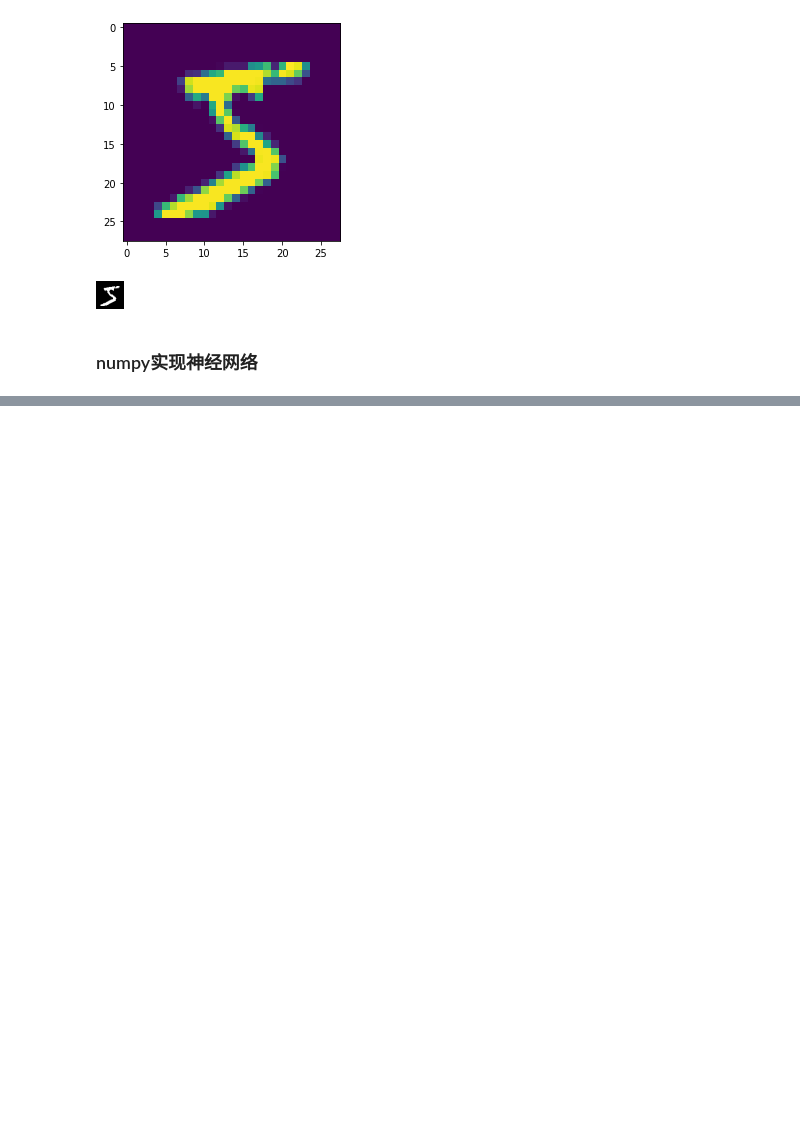
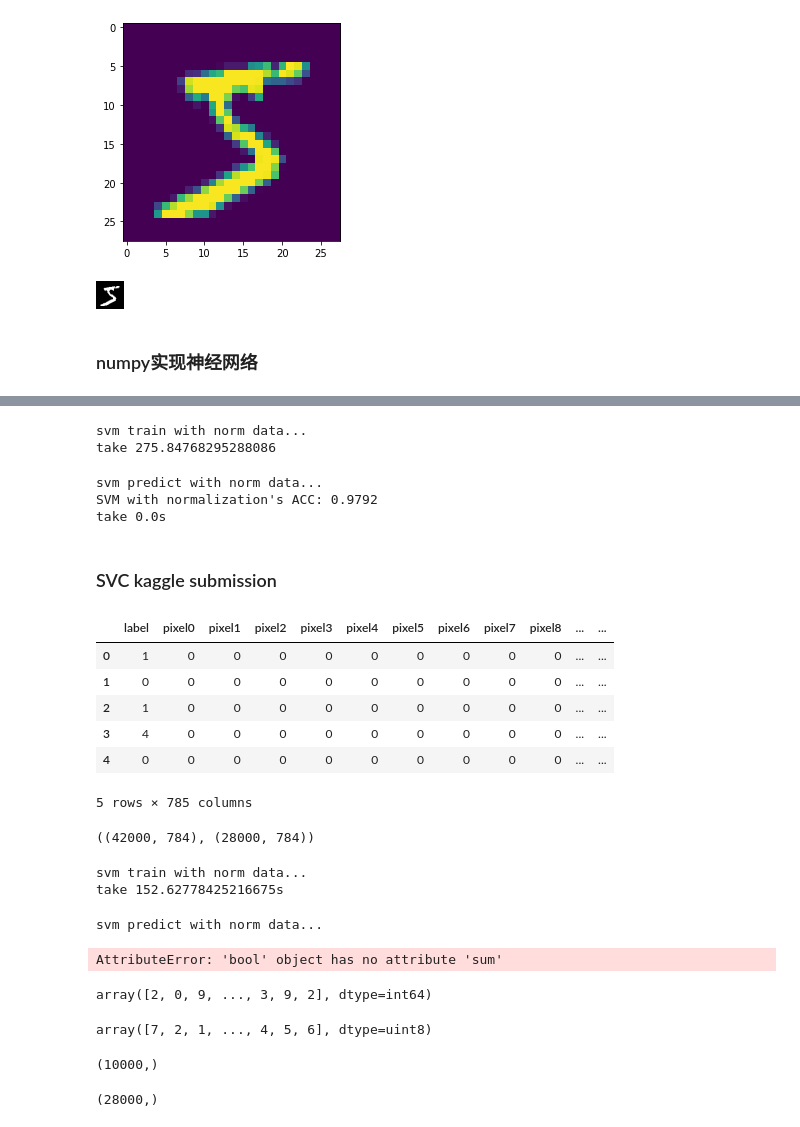
Before and after one commit to cjrzh/numpy-dl, a Jupyter notebook: Ch3 神经网络.ipynb, the cells around one changed output, grey strips where cells are left out. Saved outputs shown, nothing was run; the diff lists cells and outputs as text; code cells hidden in the pictures; blank space fills up the shorter version.

```diff
--- a/Ch3 神经网络.ipynb
+++ b/Ch3 神经网络.ipynb
@@ -215,0 +270,36 @@ display-im6.q16: unable to open X server `localhost:10.0' @ error/display.c/Disp
+# %%
+# train with norm data
+print('svm train with norm data...')
+start=time()
+svc=SVC()
+svc.fit(X_train,y_train)
+print(f'take {time()-start}s ')
+# %% [output]
+svm train with norm data...
+take 275.84768295288086
+# %%
+print('svm predict with norm data...')
+start=time()
+y_pred=svc.predict(X_test)
+print("SVM with normalization's ACC:",(y_test==y_pred).sum()/y_test.shape[0])
+print(f'take {time()-start}s ')
+# %% [output]
+svm predict with norm data...
+SVM with normalization's ACC: 0.9792
+take 0.0s
+# %% [markdown]
+### SVC kaggle submission
+# %%
+import pandas as pd
+kaggle_train=pd.read_csv(('F:\DataSet\MNIST\kaggle_train.csv'))
+kaggle_test=pd.read_csv('F:\DataSet\MNIST\kaggle_test.csv')
+# %%
+kaggle_train.head()
+# %% [output]
+|  | label | pixel0 | pixel1 | pixel2 | pixel3 | pixel4 | pixel5 | pixel6 | pixel7 | pixel8 | ... | ... |
+| 0 | 1 | 0 | 0 | 0 | 0 | 0 | 0 | 0 | 0 | 0 | ... | ... |
+| 1 | 0 | 0 | 0 | 0 | 0 | 0 | 0 | 0 | 0 | 0 | ... | ... |
+| 2 | 1 | 0 | 0 | 0 | 0 | 0 | 0 | 0 | 0 | 0 | ... | ... |
+| 3 | 4 | 0 | 0 | 0 | 0 | 0 | 0 | 0 | 0 | 0 | ... | ... |
+| 4 | 0 | 0 | 0 | 0 | 0 | 0 | 0 | 0 | 0 | 0 | ... | ... |
+5 rows × 785 columns
@@ -215,0 +315,40 @@ display-im6.q16: unable to open X server `localhost:10.0' @ error/display.c/Disp
+# %%
+X_train.shape,X_test.shape
+# %% [output]
+((42000, 784), (28000, 784))
+# %%
+## kaggle data train with svc
+# train with norm data
+print('svm train with norm data...')
+start=time()
+svc=SVC()
+svc.fit(X_train,y_train)
+print(f'take {time()-start}s ')
+# %% [output]
+svm train with norm data...
+take 152.62778425216675s
+# %%
+print('svm predict with norm data...')
+start=time()
+y_pred=svc.predict(X_test)
+print("SVM with normalization's ACC:",(y_test==y_pred).sum()/y_test.shape[0])
+print(f'take {time()-start}s ')
+# %% [output]
+svm predict with norm data...
+AttributeError: 'bool' object has no attribute 'sum'
+# %%
+y_pred
+# %% [output]
+array([2, 0, 9, ..., 3, 9, 2], dtype=int64)
+# %%
+y_test
+# %% [output]
+array([7, 2, 1, ..., 4, 5, 6], dtype=uint8)
+# %%
+y_test.shape
+# %% [output]
+(10000,)
+# %%
+y_pred.shape
+# %% [output]
+(28000,)
```
Also changed, not shown: parts of 31 cells of this notebook, 1 other file.
